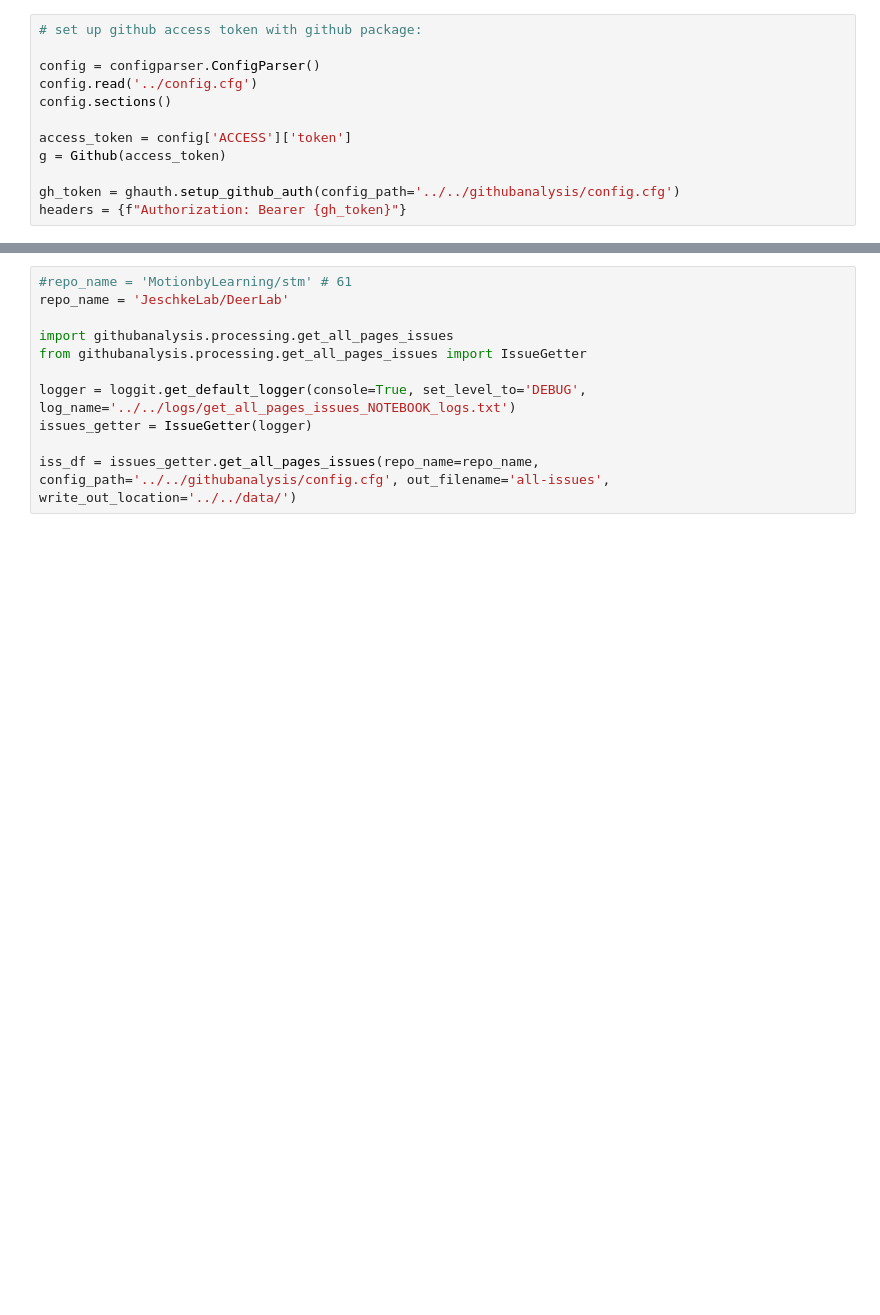
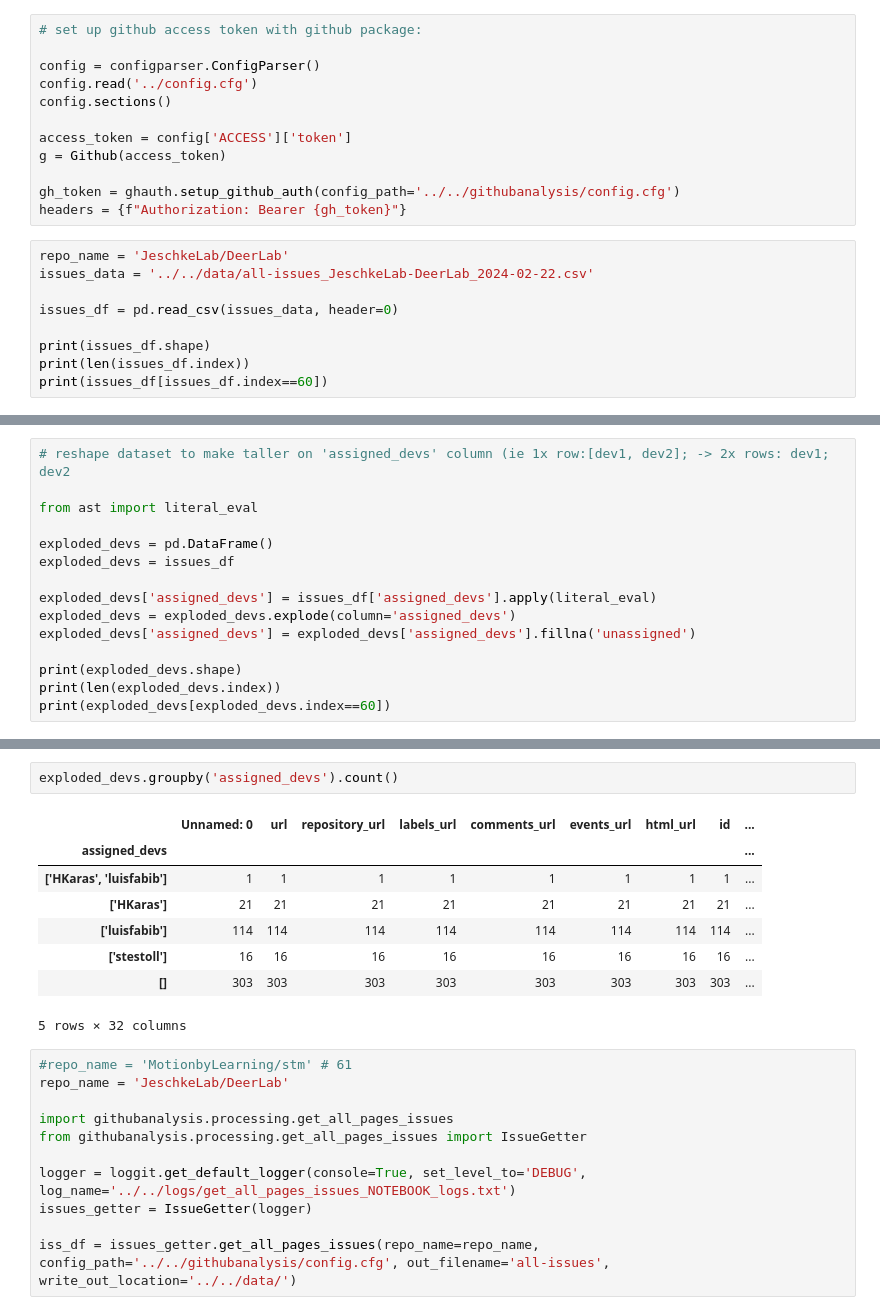
Before and after one commit to FlicAnderson/RSE-personas, a Jupyter notebook: githubanalysis/notebooks/Dev_Assignment.ipynb, the cells around one changed output, grey strips where cells are left out. Saved outputs shown, nothing was run; the diff lists cells and outputs as text; blank space fills up the shorter version.

Commit message:
figured out how to do issues/prs assignment categories of devs in issues data

```diff
--- a/githubanalysis/notebooks/Dev_Assignment.ipynb
+++ b/githubanalysis/notebooks/Dev_Assignment.ipynb
@@ -39,3 +40,12 @@ g = Github(access_token)
 
 gh_token = ghauth.setup_github_auth(config_path='../../githubanalysis/config.cfg')
 headers = {f"Authorization: Bearer {gh_token}"}
+# %%
+repo_name = 'JeschkeLab/DeerLab'
+issues_data = '../../data/all-issues_JeschkeLab-DeerLab_2024-02-22.csv'
+
+issues_df = pd.read_csv(issues_data, header=0)
+
+print(issues_df.shape)
+print(len(issues_df.index))
+print(issues_df[issues_df.index==60])
@@ -41,0 +70,15 @@ headers = {f"Authorization: Bearer {gh_token}"}
+# %%
+# reshape dataset to make taller on 'assigned_devs' column (ie 1x row:[dev1, dev2]; -> 2x rows: dev1; dev2
+
+from ast import literal_eval
+
+exploded_devs = pd.DataFrame()
+exploded_devs = issues_df
+
+exploded_devs['assigned_devs'] = issues_df['assigned_devs'].apply(literal_eval)
+exploded_devs = exploded_devs.explode(column='assigned_devs')
+exploded_devs['assigned_devs'] = exploded_devs['assigned_devs'].fillna('unassigned')
+
+print(exploded_devs.shape)
+print(len(exploded_devs.index))
+print(exploded_devs[exploded_devs.index==60])
@@ -42,3 +233,14 @@ headers = {f"Authorization: Bearer {gh_token}"}
+# %%
+exploded_devs.groupby('assigned_devs').count()
+# %% [output]
+|  | Unnamed: 0 | url | repository_url | labels_url | comments_url | events_url | html_url | id | ... |
+| assigned_devs |  |  |  |  |  |  |  |  | ... |
+| ['HKaras', 'luisfabib'] | 1 | 1 | 1 | 1 | 1 | 1 | 1 | 1 | ... |
+| ['HKaras'] | 21 | 21 | 21 | 21 | 21 | 21 | 21 | 21 | ... |
+| ['luisfabib'] | 114 | 114 | 114 | 114 | 114 | 114 | 114 | 114 | ... |
+| ['stestoll'] | 16 | 16 | 16 | 16 | 16 | 16 | 16 | 16 | ... |
+| [] | 303 | 303 | 303 | 303 | 303 | 303 | 303 | 303 | ... |
+5 rows × 32 columns
 # %%
 #repo_name = 'MotionbyLearning/stm' # 61
 repo_name = 'JeschkeLab/DeerLab'
```
Also changed, not shown: parts of 43 cells of this notebook.
